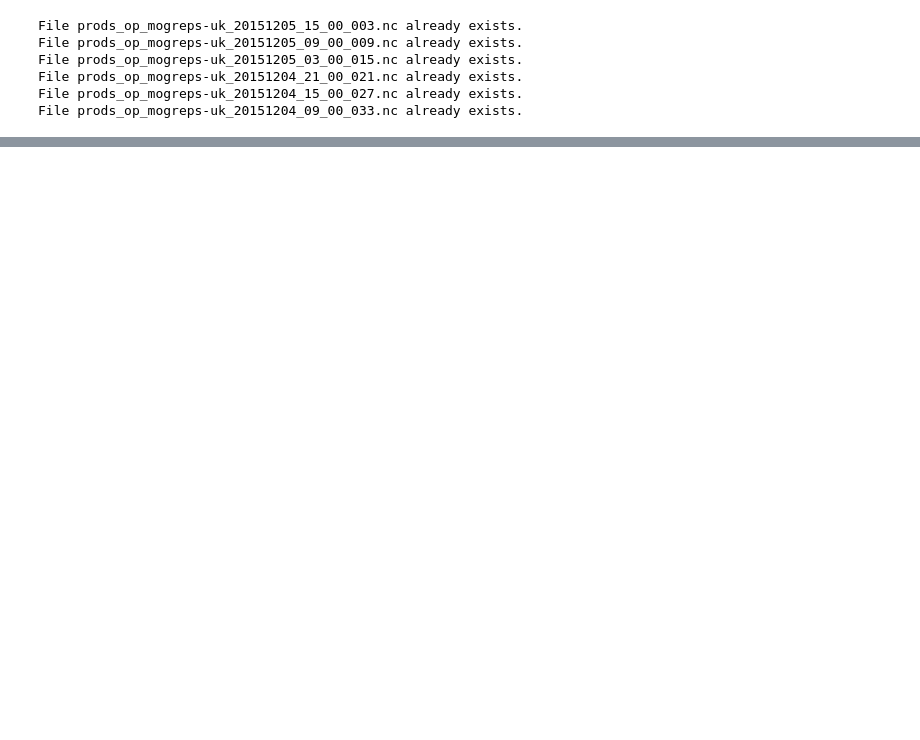
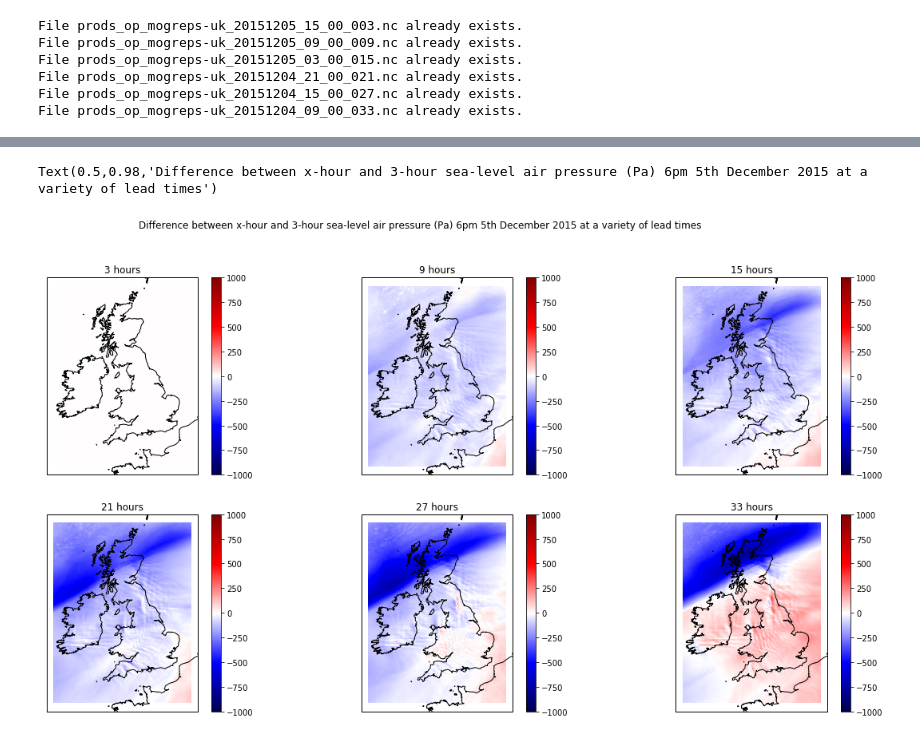
Before and after one commit to thomasgibson/t3motr, a Jupyter notebook: ShinyForPresentation.ipynb, the cells around one changed output, grey strips where cells are left out. Saved outputs shown, nothing was run; the diff lists cells and outputs as text; code cells hidden in the pictures; blank space fills up the shorter version.

```diff
--- a/ShinyForPresentation.ipynb
+++ b/ShinyForPresentation.ipynb
@@ -66,0 +57,7 @@ The evolution of the forecase from 33 hours out (so forecast 9am 4th December) t
+# %%
+test_variable = "air_pressure_at_sea_level"; v_min = -1000; v_max = 1000
+tplot.difference_plots(forecasts, test_variable, v_min, v_max)
+plt.suptitle('Difference between x-hour and 3-hour sea-level air pressure (Pa) 6pm 5th December 2015 at a variety of lead times')
+# %% [output]
+Text(0.5,0.98,'Difference between x-hour and 3-hour sea-level air pressure (Pa) 6pm 5th December 2015 at a variety of lead times')
+[figure, added]
```
Also changed, not shown: parts of 32 cells of this notebook, 2 other files.
